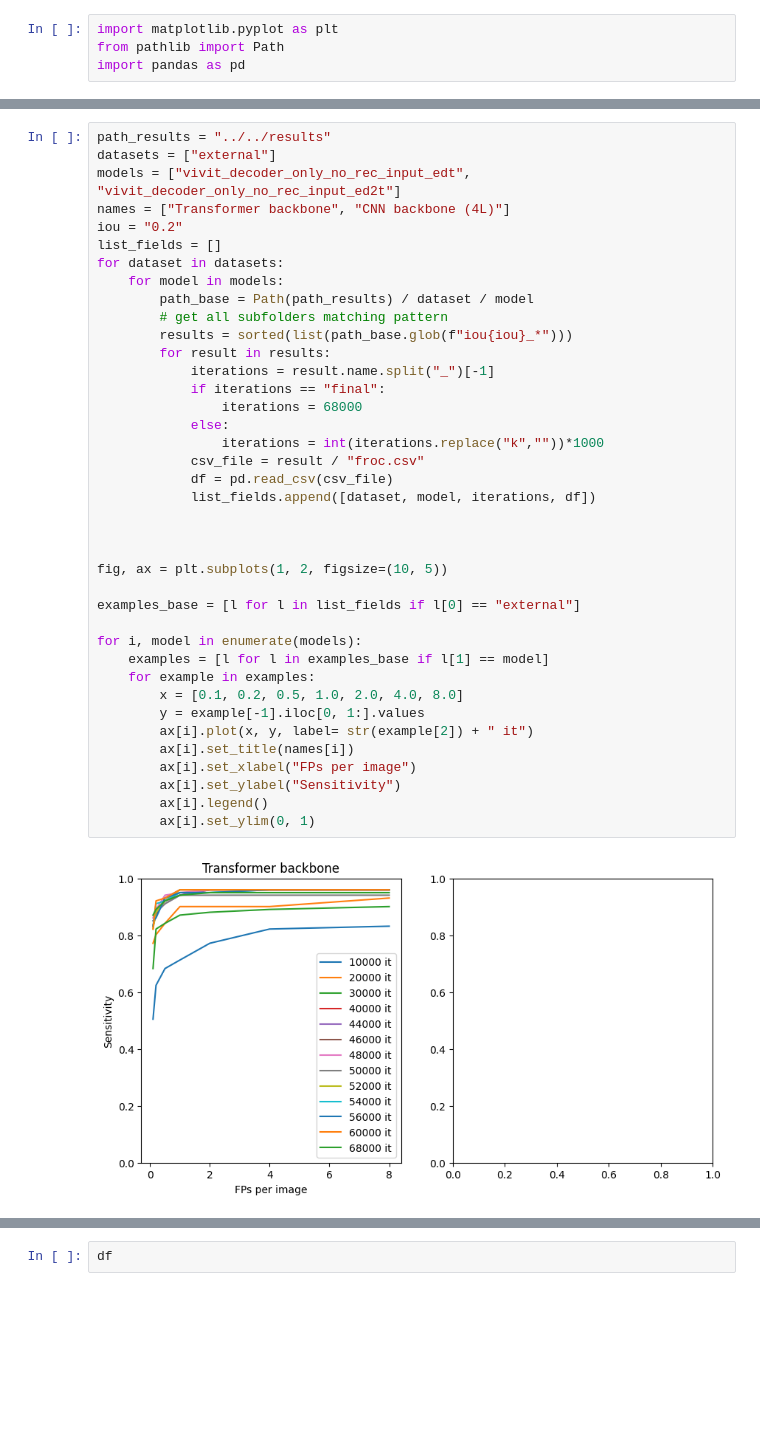
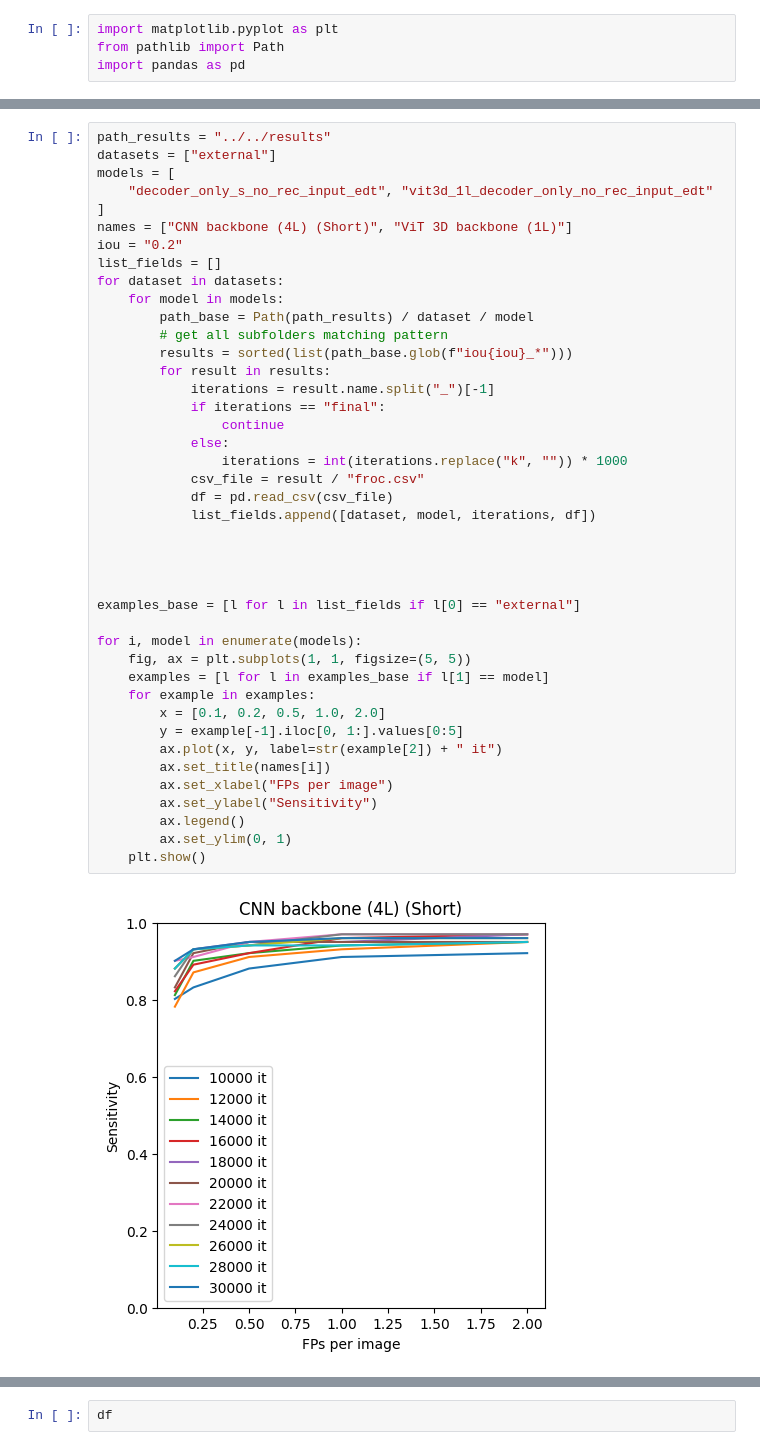
Before and after one commit to alceballosa/deform-aneurysm-detection, a Jupyter notebook: notebooks/viz/compare_results.ipynb, the cells around one changed output, grey strips where cells are left out. Cells and saved outputs as stored; diff of their text form; blank space fills up the shorter version.

```diff
--- a/notebooks/viz/compare_results.ipynb
+++ b/notebooks/viz/compare_results.ipynb
@@ -24,41 +5,44 @@ import pandas as pd
 # %%
 path_results = "../../results"
 datasets = ["external"]
-models = ["vivit_decoder_only_no_rec_input_edt", "vivit_decoder_only_no_rec_input_ed2t"]
-names = ["Transformer backbone", "CNN backbone (4L)"]
+models = [
+    "decoder_only_s_no_rec_input_edt", "vit3d_1l_decoder_only_no_rec_input_edt"
+]
+names = ["CNN backbone (4L) (Short)", "ViT 3D backbone (1L)"]
 iou = "0.2"
 list_fields = []
 for dataset in datasets:
     for model in models:
         path_base = Path(path_results) / dataset / model
         # get all subfolders matching pattern
         results = sorted(list(path_base.glob(f"iou{iou}_*")))
         for result in results:
             iterations = result.name.split("_")[-1]
             if iterations == "final":
-                iterations = 68000
+                continue
             else:
-                iterations = int(iterations.replace("k",""))*1000
+                iterations = int(iterations.replace("k", "")) * 1000
             csv_file = result / "froc.csv"
             df = pd.read_csv(csv_file)
             list_fields.append([dataset, model, iterations, df])
 
 
 
-fig, ax = plt.subplots(1, 2, figsize=(10, 5))
 
 examples_base = [l for l in list_fields if l[0] == "external"]
 
 for i, model in enumerate(models):
+    fig, ax = plt.subplots(1, 1, figsize=(5, 5))
     examples = [l for l in examples_base if l[1] == model]
     for example in examples:
-        x = [0.1, 0.2, 0.5, 1.0, 2.0, 4.0, 8.0]
-        y = example[-1].iloc[0, 1:].values
-        ax[i].plot(x, y, label= str(example[2]) + " it")
-        ax[i].set_title(names[i])
-        ax[i].set_xlabel("FPs per image")
-        ax[i].set_ylabel("Sensitivity")
-        ax[i].legend()
-        ax[i].set_ylim(0, 1)
+        x = [0.1, 0.2, 0.5, 1.0, 2.0]
+        y = example[-1].iloc[0, 1:].values[0:5]
+        ax.plot(x, y, label=str(example[2]) + " it")
+        ax.set_title(names[i])
+        ax.set_xlabel("FPs per image")
+        ax.set_ylabel("Sensitivity")
+        ax.legend()
+        ax.set_ylim(0, 1)
+    plt.show()
 # %% [output]
-[figure, old version]
+[figure, new version]
```
Also changed, not shown: parts of 2 cells of this notebook, 6 other files.
